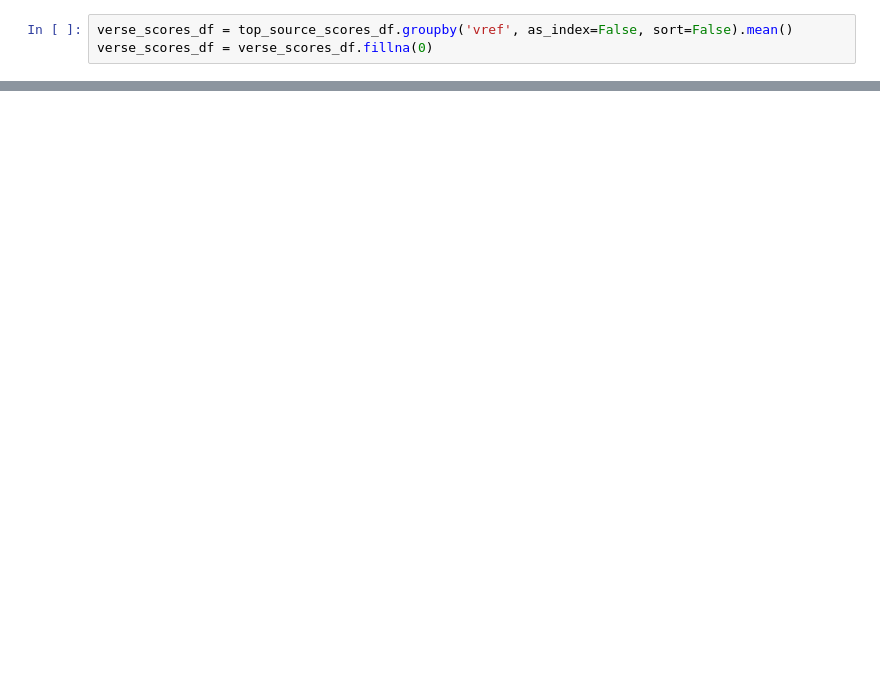
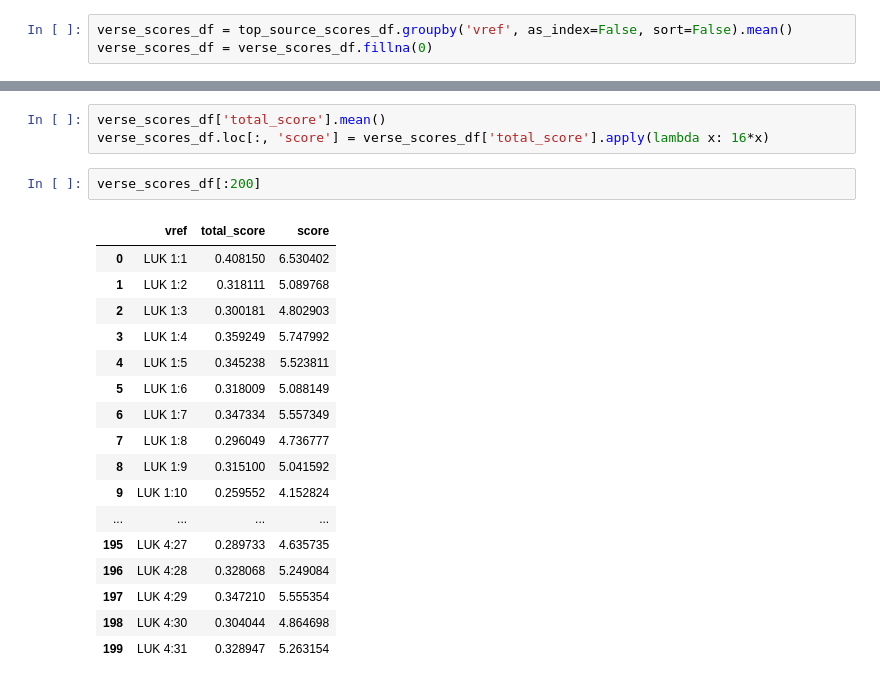
Before and after one commit to sil-ai/aqua-api, a Jupyter notebook: assessments/word_alignment/View Word Alignment All Results.ipynb, the cells around one changed output, grey strips where cells are left out. Cells and saved outputs as stored; diff of their text form; blank space fills up the shorter version.

```diff
--- a/assessments/word_alignment/View Word Alignment All Results.ipynb
+++ b/assessments/word_alignment/View Word Alignment All Results.ipynb
@@ -174,0 +171,23 @@ verse_scores_df['total_score'].mean()
+# %%
+verse_scores_df['total_score'].mean()
+verse_scores_df.loc[:, 'score'] = verse_scores_df['total_score'].apply(lambda x: 16*x)
+# %%
+verse_scores_df[:200]
+# %% [output]
+|  | vref | total_score | score |
+| 0 | LUK 1:1 | 0.408150 | 6.530402 |
+| 1 | LUK 1:2 | 0.318111 | 5.089768 |
+| 2 | LUK 1:3 | 0.300181 | 4.802903 |
+| 3 | LUK 1:4 | 0.359249 | 5.747992 |
+| 4 | LUK 1:5 | 0.345238 | 5.523811 |
+| 5 | LUK 1:6 | 0.318009 | 5.088149 |
+| 6 | LUK 1:7 | 0.347334 | 5.557349 |
+| 7 | LUK 1:8 | 0.296049 | 4.736777 |
+| 8 | LUK 1:9 | 0.315100 | 5.041592 |
+| 9 | LUK 1:10 | 0.259552 | 4.152824 |
+| ... | ... | ... | ... |
+| 195 | LUK 4:27 | 0.289733 | 4.635735 |
+| 196 | LUK 4:28 | 0.328068 | 5.249084 |
+| 197 | LUK 4:29 | 0.347210 | 5.555354 |
+| 198 | LUK 4:30 | 0.304044 | 4.864698 |
+| 199 | LUK 4:31 | 0.328947 | 5.263154 |
```
Also changed, not shown: parts of 9 cells of this notebook, 1 other file.
